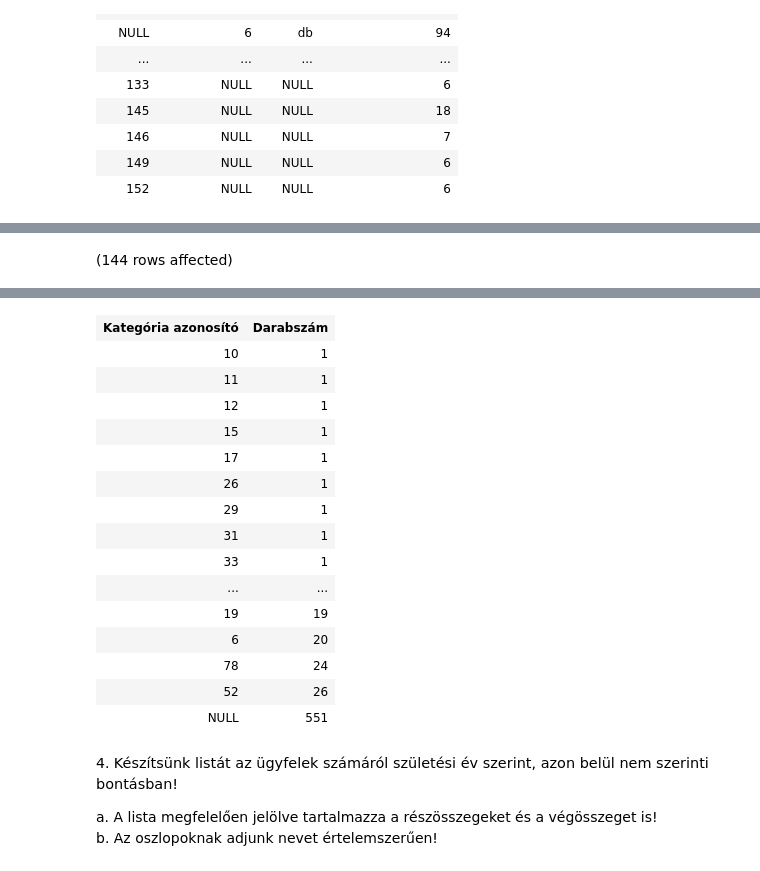
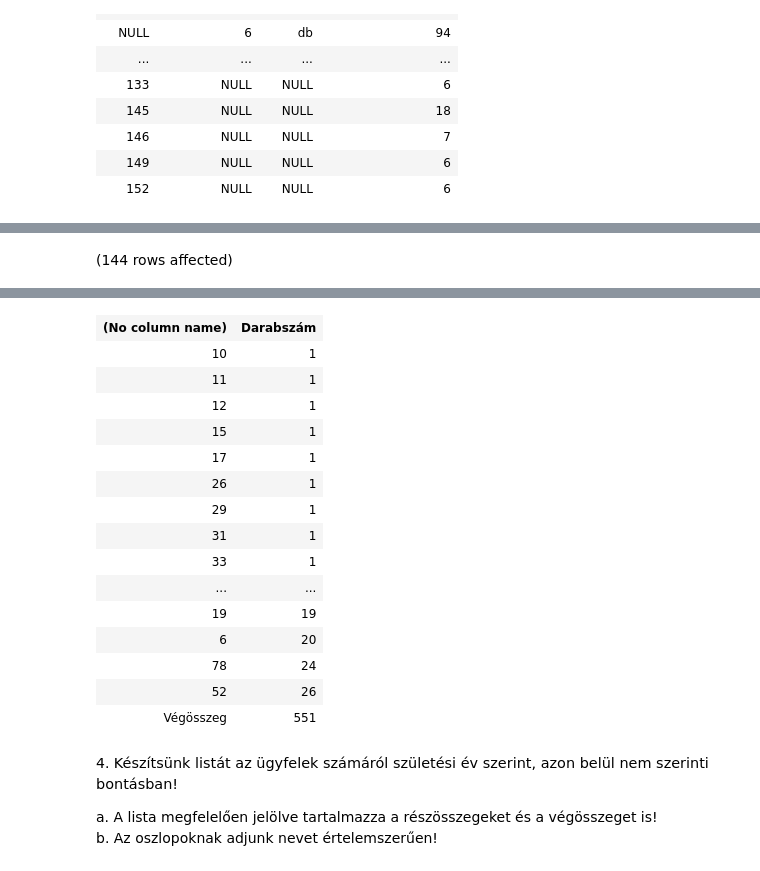
Before and after one commit to MikicsTamas/Adatb-zisok, a Jupyter notebook: gyakorlat04_feladatok.ipynb, the cells around one changed output, grey strips where cells are left out. Cells and saved outputs as stored; diff of their text form; code cells hidden in the pictures.

```diff
--- a/gyakorlat04_feladatok.ipynb
+++ b/gyakorlat04_feladatok.ipynb
@@ -71,7 +71,8 @@ a. Elég megjeleníteni a kategóriák azonosítóit és a darabszámokat!
 
 ![](https://moodle.uni-corvinus.hu/theme/image.php/adaptable/atto_h5p/1709548862/icon)
 # %%
-SELECT KAT_ID AS 'Kategória azonosító',
+SELECT IIF(GROUPING_ID(KAT_ID) = 1, 'Végösszeg', CAST(KAT_ID AS nvarchar(10))),
+        --adott oszlop szerint van-e összegzés
        COUNT(*) AS 'Darabszám'
 FROM Termek
 GROUP BY ROLLUP(KAT_ID)
@@ -82,4 +83,4 @@ Total execution time: 00:00:00.040
-| Kategória azonosító | Darabszám |
+| (No column name) | Darabszám |
 | 10 | 1 |
 | 11 | 1 |
 | 12 | 1 |
@@ -94,7 +95,7 @@ Total execution time: 00:00:00.040
 | 6 | 20 |
 | 78 | 24 |
 | 52 | 26 |
-| NULL | 551 |
+| Végösszeg | 551 |
 # %% [markdown]
 4. <span style="background-color: rgb(255, 255, 255); color: rgb(0, 0, 0); font-family: &quot;Open Sans&quot;, sans-serif; font-size: 14.44px;">Készítsünk listát az ügyfelek számáról születési év szerint, azon belül nem szerinti bontásban!&nbsp;</span>
 
```
Also changed, not shown: parts of 2 cells of this notebook.
